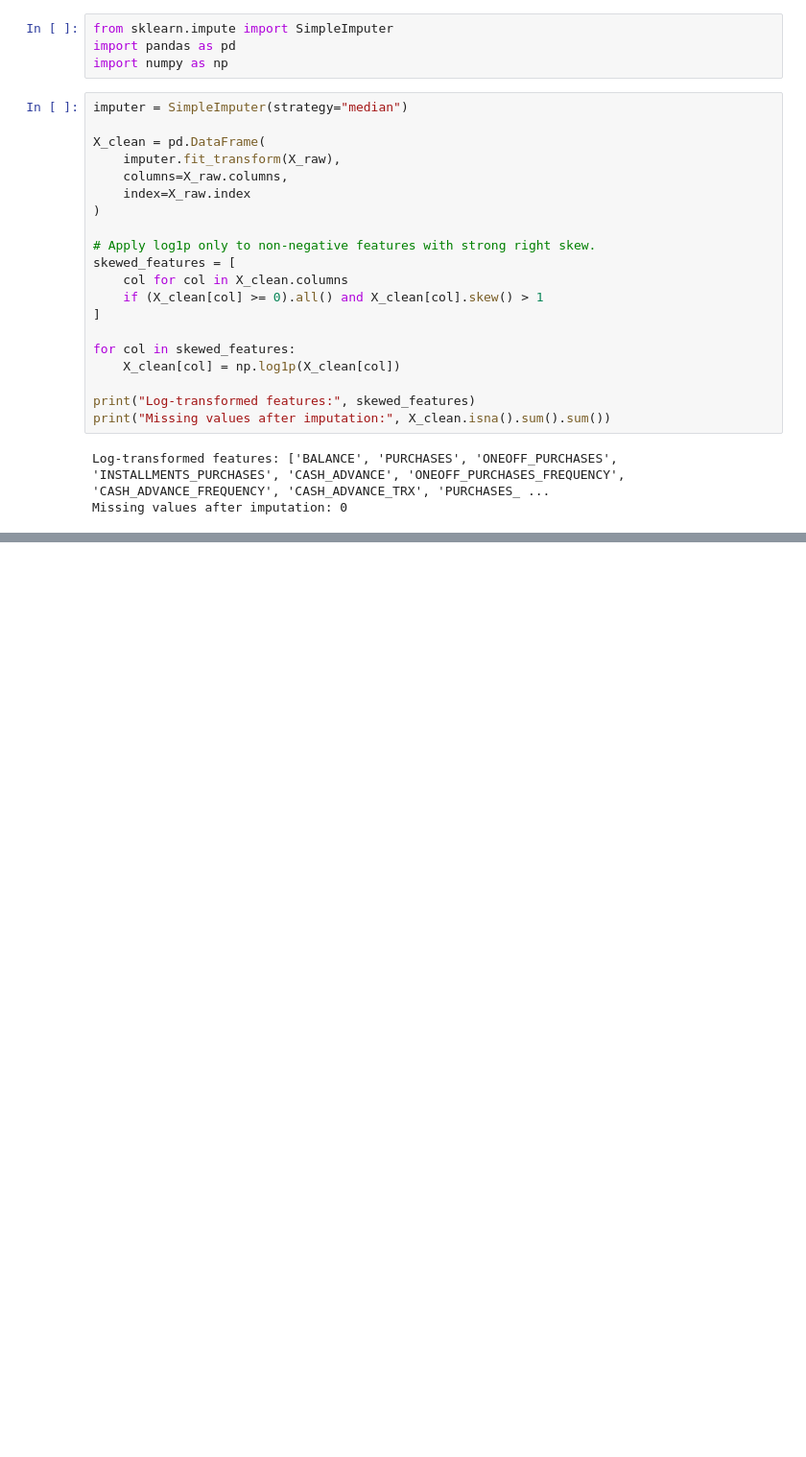
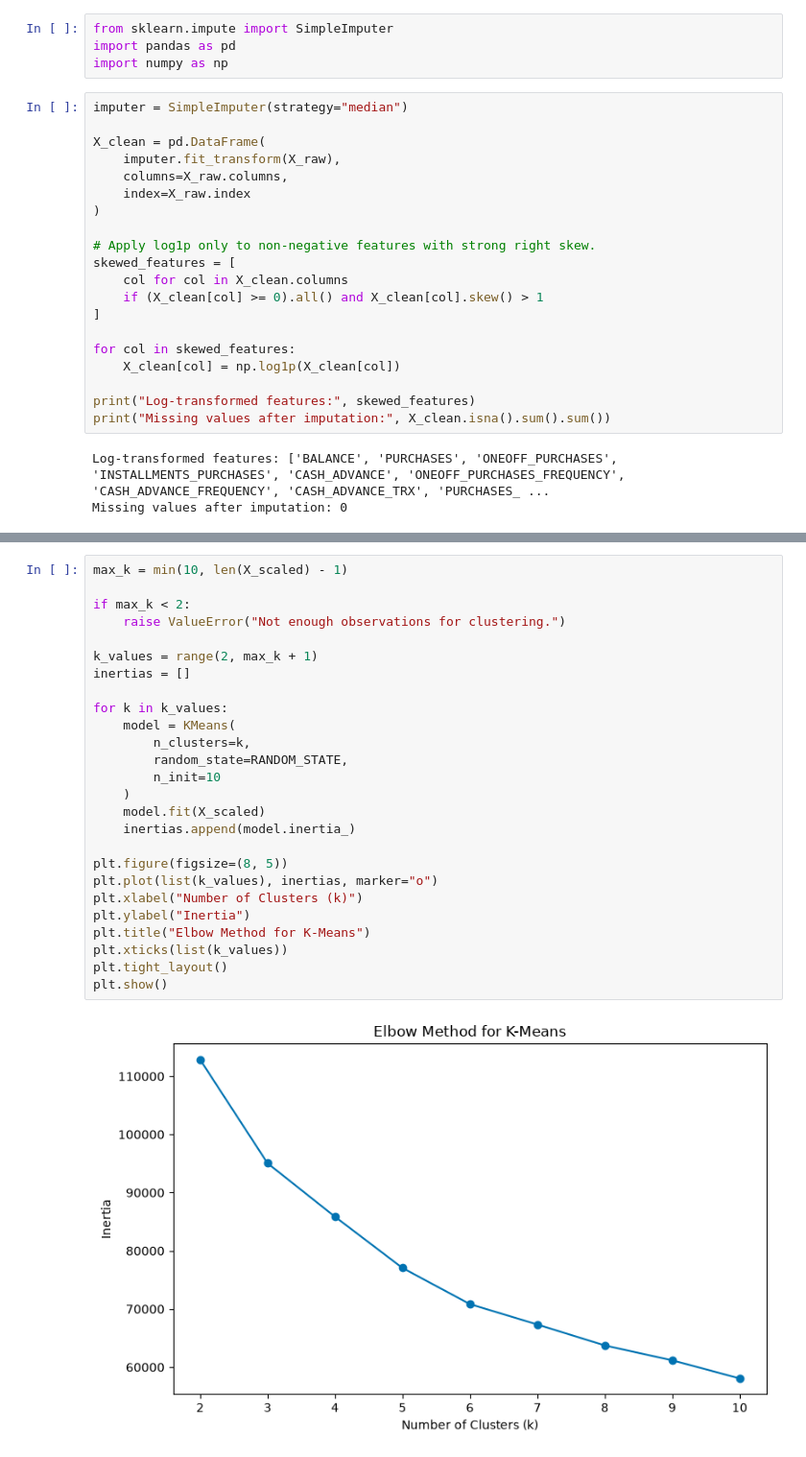
Before and after one commit to VedantVemula/Machine_Learning_capstone_obesityDataset, a Jupyter notebook: clustering.ipynb, the cells around one changed output, grey strips where cells are left out. Shown at 96% size. Drawn from its saved outputs; the diff is of its cells as text; blank space fills up the shorter version.

Commit message:
Add files via upload
K-Means and Elbow method

```diff
--- a/clustering.ipynb
+++ b/clustering.ipynb
@@ -227,3 +227,31 @@ Scaled dataset shape: (8950, 17)
 | 2 | 0.824993 | 0.518084 | 0.600727 | 1.062022 | -1.087454 | -0.930733 | ... |
 | 3 | 0.624653 | -1.016953 | 0.827499 | 1.265778 | -1.087454 | 0.564372 | ... |
 | 4 | 0.271260 | 0.518084 | -0.708481 | -0.114307 | -1.087454 | -0.930733 | ... |
+# %%
+max_k = min(10, len(X_scaled) - 1)
+
+if max_k < 2:
+    raise ValueError("Not enough observations for clustering.")
+
+k_values = range(2, max_k + 1)
+inertias = []
+
+for k in k_values:
+    model = KMeans(
+        n_clusters=k,
+        random_state=RANDOM_STATE,
+        n_init=10
+    )
+    model.fit(X_scaled)
+    inertias.append(model.inertia_)
+
+plt.figure(figsize=(8, 5))
+plt.plot(list(k_values), inertias, marker="o")
+plt.xlabel("Number of Clusters (k)")
+plt.ylabel("Inertia")
+plt.title("Elbow Method for K-Means")
+plt.xticks(list(k_values))
+plt.tight_layout()
+plt.show()
+# %% [output]
+[figure, added]
```
Also changed, not shown: parts of 1 cell of this notebook.
